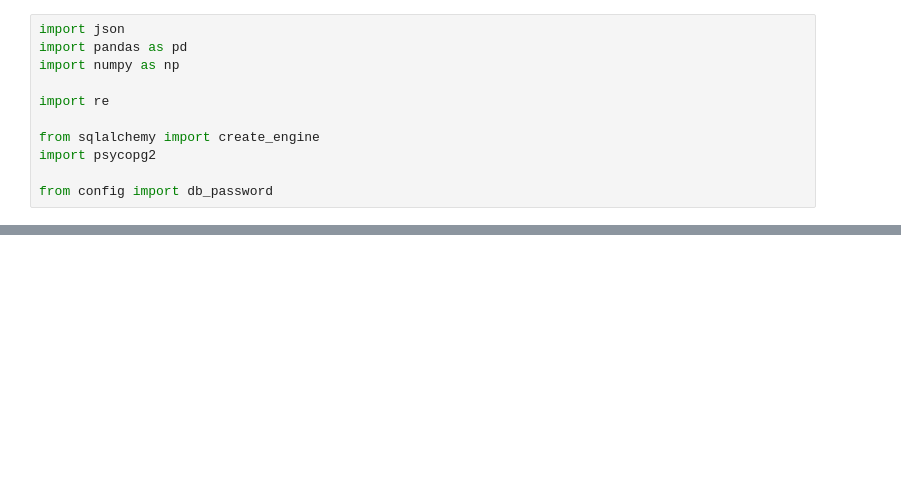
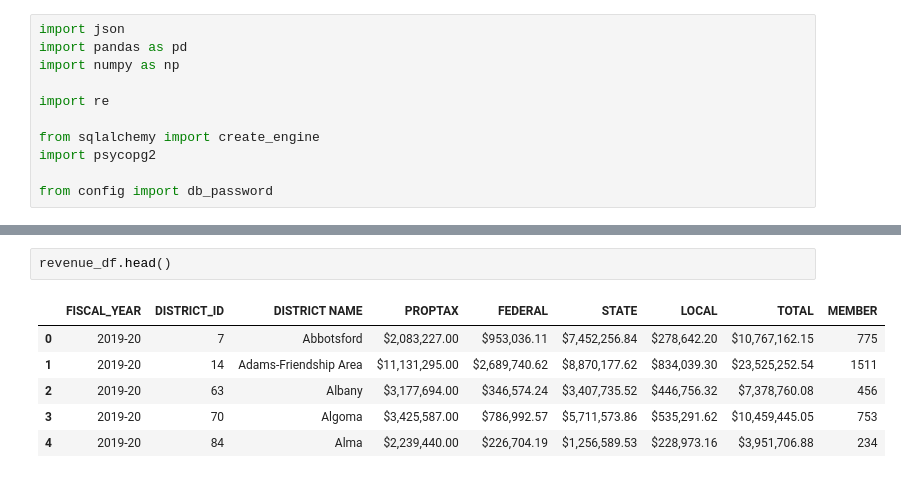
Before and after one commit to Lalita-ponnapalli/HS_Baseball_Scholarships, a Jupyter notebook: dbcreation.ipynb, the cells around one changed output, grey strips where cells are left out. Cells and saved outputs as stored; diff of their text form; blank space fills up the shorter version.

```diff
--- a/dbcreation.ipynb
+++ b/dbcreation.ipynb
@@ -11,0 +50,9 @@ from config import db_password
+# %%
+revenue_df.head()
+# %% [output]
+|  | FISCAL_YEAR | DISTRICT_ID | DISTRICT NAME | PROPTAX | FEDERAL | STATE | LOCAL | TOTAL | MEMBER |
+| 0 | 2019-20 | 7 | Abbotsford | $2,083,227.00 | $953,036.11 | $7,452,256.84 | $278,642.20 | $10,767,162.15 | 775 |
+| 1 | 2019-20 | 14 | Adams-Friendship Area | $11,131,295.00 | $2,689,740.62 | $8,870,177.62 | $834,039.30 | $23,525,252.54 | 1511 |
+| 2 | 2019-20 | 63 | Albany | $3,177,694.00 | $346,574.24 | $3,407,735.52 | $446,756.32 | $7,378,760.08 | 456 |
+| 3 | 2019-20 | 70 | Algoma | $3,425,587.00 | $786,992.57 | $5,711,573.86 | $535,291.62 | $10,459,445.05 | 753 |
+| 4 | 2019-20 | 84 | Alma | $2,239,440.00 | $226,704.19 | $1,256,589.53 | $228,973.16 | $3,951,706.88 | 234 |
```
Also changed, not shown: parts of 14 cells of this notebook.
